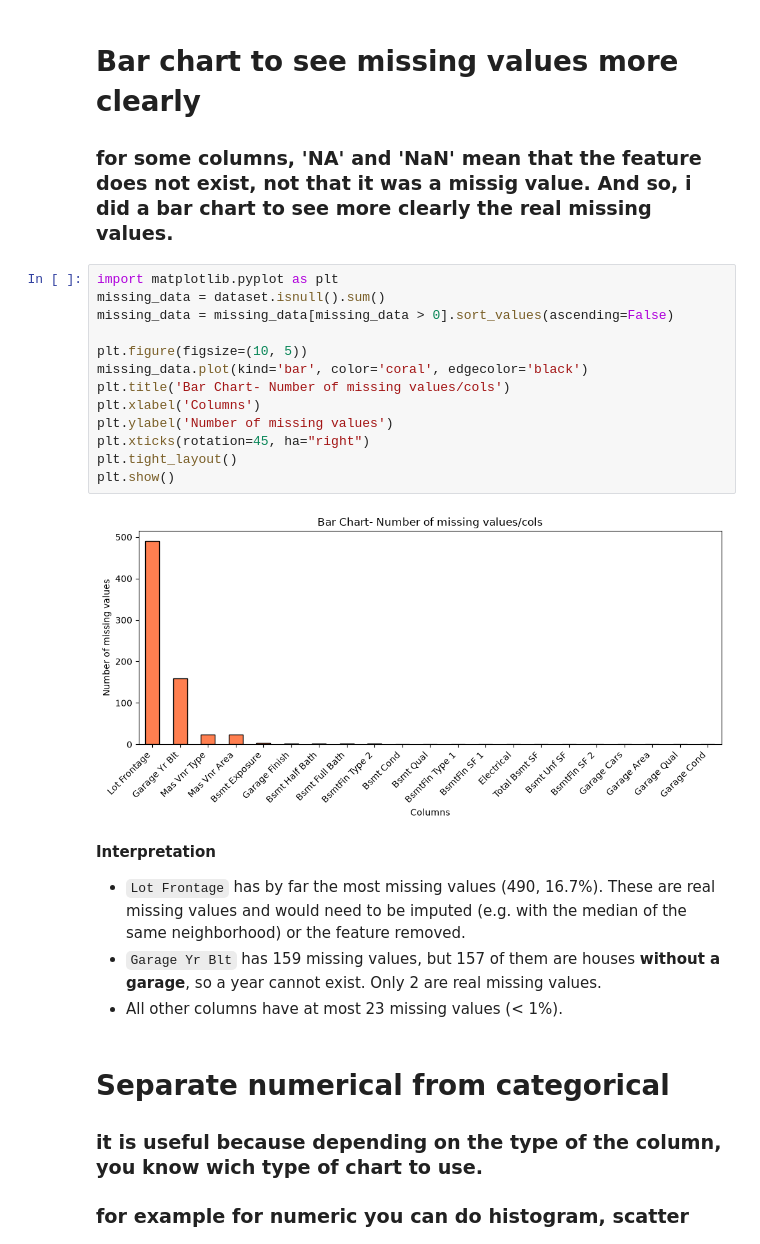
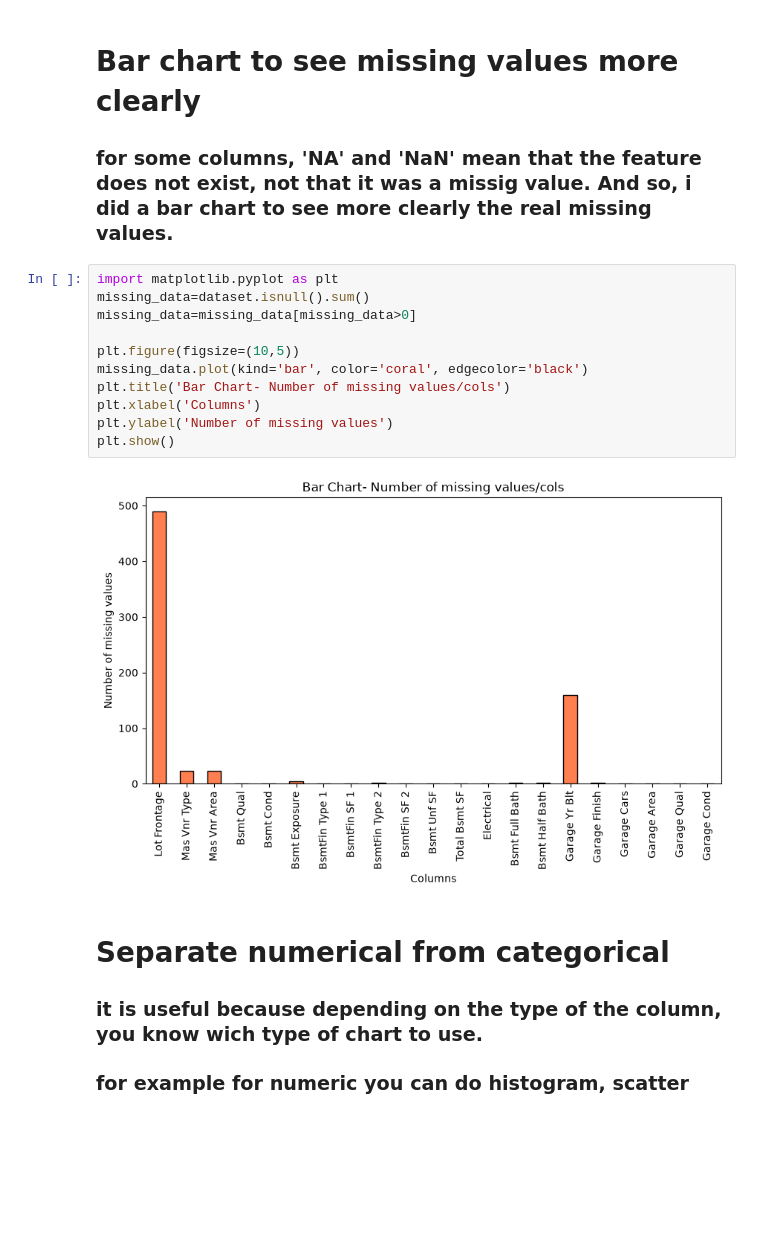
Before and after one commit to viragdiana/ML, a Jupyter notebook: lab-1-stefi.ipynb, the cells around one changed output. Drawn from its saved outputs; the diff is of its cells as text; blank space fills up the shorter version.

```diff
--- a/lab-1-stefi.ipynb
+++ b/lab-1-stefi.ipynb
@@ -63,25 +63,17 @@ dtype: int64
 ### for some columns, 'NA' and 'NaN' mean that the feature does not exist, not that it was a missig value. And so, i did a bar chart to see more clearly the real missing values.
 # %%
 import matplotlib.pyplot as plt
-missing_data = dataset.isnull().sum()
-missing_data = missing_data[missing_data > 0].sort_values(ascending=False)
+missing_data=dataset.isnull().sum()
+missing_data=missing_data[missing_data>0]
 
-plt.figure(figsize=(10, 5))
+plt.figure(figsize=(10,5))
 missing_data.plot(kind='bar', color='coral', edgecolor='black')
 plt.title('Bar Chart- Number of missing values/cols')
 plt.xlabel('Columns')
 plt.ylabel('Number of missing values')
-plt.xticks(rotation=45, ha="right")
-plt.tight_layout()
 plt.show()
 # %% [output]
-[figure, old version]
+[figure, new version]
-# %% [markdown]
-**Interpretation**
-
-- `Lot Frontage` has by far the most missing values (490, 16.7%). These are real missing values and would need to be imputed (e.g. with the median of the same neighborhood) or the feature removed.
-- `Garage Yr Blt` has 159 missing values, but 157 of them are houses **without a garage**, so a year cannot exist. Only 2 are real missing values.
-- All other columns have at most 23 missing values (< 1%).
 # %% [markdown]
 # Separate numerical from categorical
 ### it is useful because depending on the type of the column, you know wich type of chart to use.
```
Also changed, not shown: parts of 8 cells of this notebook.
